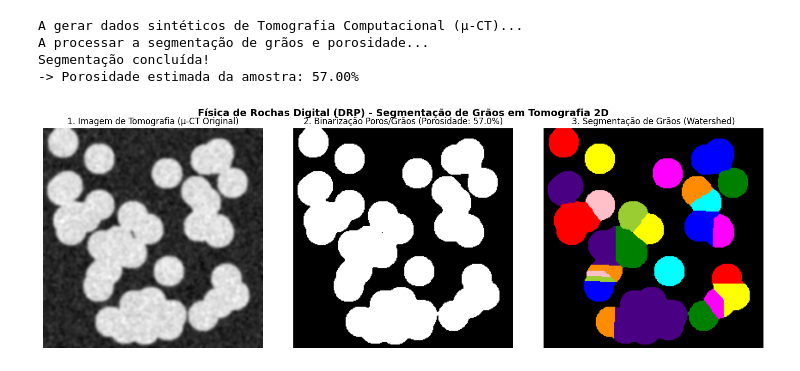
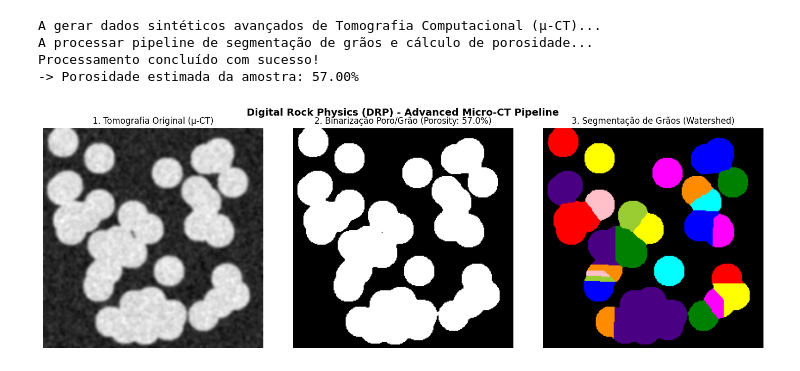
Before and after one commit to YanaPinheiro/rock-grain-segmentation-ct, a Jupyter notebook: Rock_Grain_Segmentation_CT_.ipynb, the cells around one changed output. Saved outputs shown, nothing was run; the diff lists cells and outputs as text; code cells hidden in the pictures.

```diff
--- a/Rock_Grain_Segmentation_CT_.ipynb
+++ b/Rock_Grain_Segmentation_CT_.ipynb
@@ -1,13 +1,14 @@
 # %% [markdown]
 <a href="https://colab.research.google.com/github/YanaPinheiro/rock-grain-segmentation-ct/blob/main/Rock_Grain_Segmentation_CT_.ipynb" target="_parent"><img src="https://colab.research.google.com/assets/colab-badge.svg" alt="Open In Colab"/></a>
 # %%
-
 import numpy as np
 import matplotlib.pyplot as plt
 from scipy import ndimage as ndi
-from skimage import filters, morphology, segmentation, color, feature
+from skimage import filters, segmentation, color, feature, io
+import os
 
 def generate_synthetic_ct_scan(shape=(256, 256), seed=42):
+    """Gera uma tomografia 2D sintética de meio poroso (grãos e poros)."""
     np.random.seed(seed)
     mask = np.zeros(shape, dtype=bool)
     num_grains = 40
@@ -25,10 +26,24 @@ def generate_synthetic_ct_scan(shape=(256, 256), seed=42):
 
     return ct_smoothed
 
+def load_real_ct_scan(file_path):
+    """Carrega uma imagem real de micro-CT a partir de um ficheiro (PNG/TIFF/JPG)."""
+    if os.path.exists(file_path):
+        img = io.imread(file_path, as_gray=True)
+        # Normalizar para 0-255 e aplicar suavização gaussiana leve
+        img_rescaled = (img * 255).astype(np.uint8) if img.max() <= 1.0 else img.astype(np.uint8)
+        return filters.gaussian(img_rescaled, sigma=1.0, preserve_range=True).astype(np.uint8)
+    else:
+        print(f"Aviso: Ficheiro '{file_path}' não encontrado. A usar dados sintéticos...")
+        return generate_synthetic_ct_scan()
+
 def segment_grains(image):
+    """Pipeline de segmentação: Otsu -> Distância Euclidiana -> Watershed."""
+    # Limiarização de Otsu para binarizar poros vs grãos
     thresh = filters.threshold_otsu(image)
     binary_mask = image > thresh
 
+    # Transformada de distância e marcadores para o Watershed
     distance = ndi.distance_transform_edt(binary_mask)
     coords = feature.peak_local_max(distance, footprint=np.ones((15, 15)), labels=binary_mask)
 
@@ -38,45 +53,54 @@ def segment_grains(image):
     markers = ndi.label(local_maxi)[0]
     segmented_labels = segmentation.watershed(-distance, markers, mask=binary_mask)
 
+    # Cálculo da porosidade (% de píxeis de poros em relação ao total)
     porosity = (np.sum(~binary_mask) / binary_mask.size) * 100
 
     return binary_mask, segmented_labels, porosity
 
 def main():
-    print("A gerar dados sintéticos de Tomografia Computacional (µ-CT)...")
-    ct_image = generate_synthetic_ct_scan()
+    # Podes alterar para o caminho de uma imagem real se tiveres (ex: 'minha_rocha.png')
+    real_image_path = None
 
-    print("A processar a segmentação de grãos e porosidade...")
+    if real_image_path and os.path.exists(real_image_path):
+        print(f"A carregar imagem real de micro-CT: {real_image_path}")
+        ct_image = load_real_ct_scan(real_image_path)
+    else:
+        print("A gerar dados sintéticos avançados de Tomografia Computacional (µ-CT)...")
+        ct_image = generate_synthetic_ct_scan()
+
+    print("A processar pipeline de segmentação de grãos e cálculo de porosidade...")
     binary_mask, segmented_labels, porosity = segment_grains(ct_image)
 
-    print(f"Segmentação concluída!")
+    print(f"Processamento concluído com sucesso!")
     print(f"-> Porosidade estimada da amostra: {porosity:.2f}%")
 
+    # Plotagem dos resultados
     fig, axes = plt.subplots(1, 3, figsize=(15, 5))
 
     axes[0].imshow(ct_image, cmap='gray')
-    axes[0].set_title("1. Imagem de Tomografia (µ-CT Original)")
+    axes[0].set_title("1. Tomografia Original (µ-CT)")
     axes[0].axis('off')
 
     axes[1].imshow(binary_mask, cmap='bone')
-    axes[1].set_title(f"2. Binarização Poros/Grãos (Porosidade: {porosity:.1f}%)")
+    axes[1].set_title(f"2. Binarização Poro/Grão (Porosity: {porosity:.1f}%)")
     axes[1].axis('off')
 
     labeled_color = color.label2rgb(segmented_labels, bg_label=0)
     axes[2].imshow(labeled_color)
     axes[2].set_title("3. Segmentação de Grãos (Watershed)")
     axes[2].axis('off')
 
-    plt.suptitle("Física de Rochas Digital (DRP) - Segmentação de Grãos em Tomografia 2D",
+    plt.suptitle("Digital Rock Physics (DRP) - Advanced Micro-CT Pipeline",
                  fontsize=14, fontweight='bold')
     plt.tight_layout()
     plt.show()
 
 if __name__ == "__main__":
     main()
 # %% [output]
-A gerar dados sintéticos de Tomografia Computacional (µ-CT)...
-A processar a segmentação de grãos e porosidade...
-Segmentação concluída!
+A gerar dados sintéticos avançados de Tomografia Computacional (µ-CT)...
+A processar pipeline de segmentação de grãos e cálculo de porosidade...
+Processamento concluído com sucesso!
 -> Porosidade estimada da amostra: 57.00%
-[figure, old version]
+[figure, new version]
```
